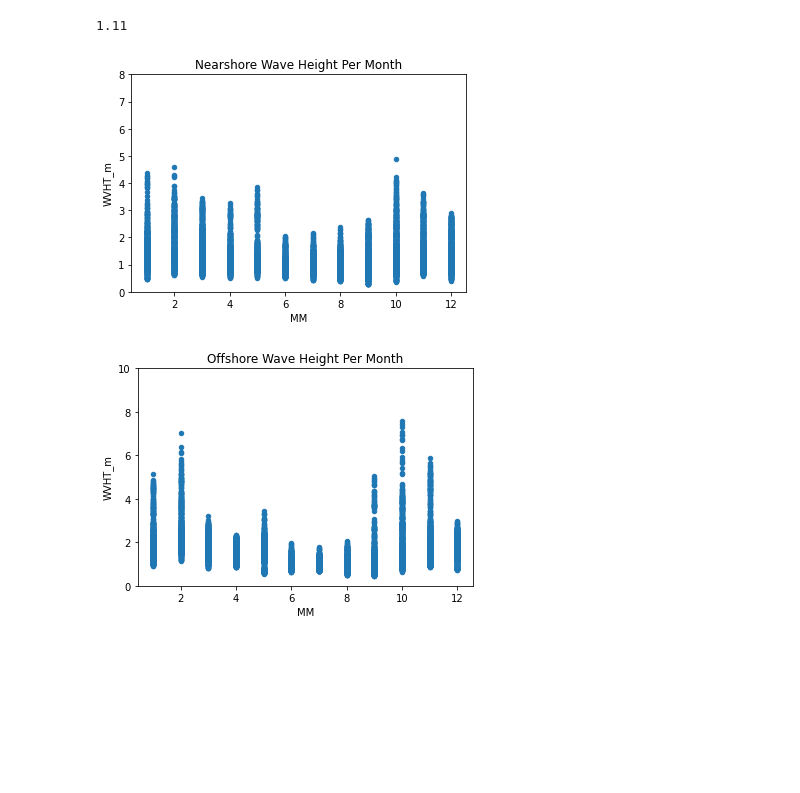
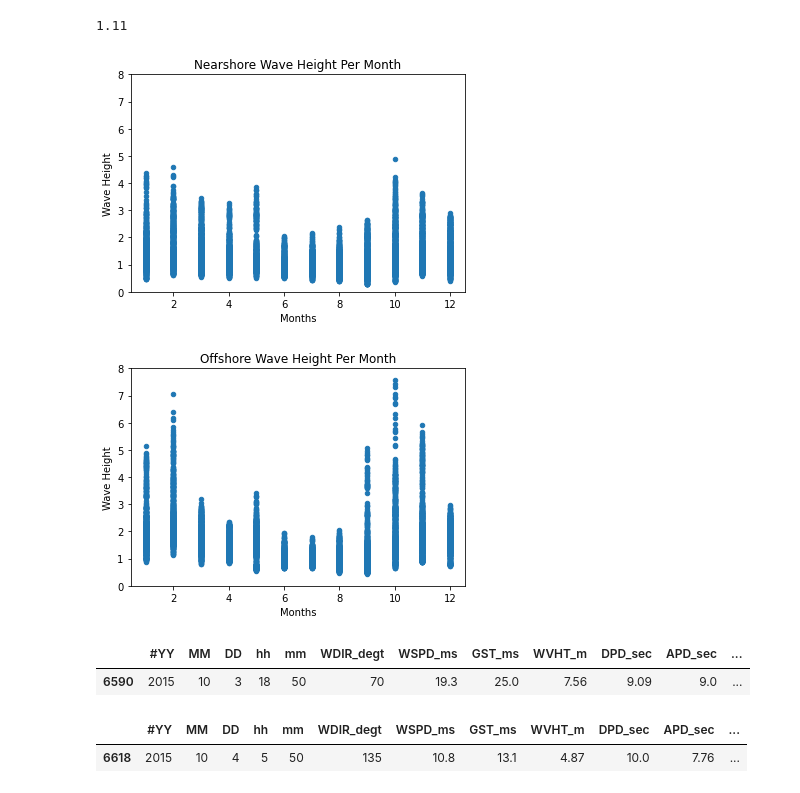
Before and after one commit to surfevant/Data-Mining-Project, a Jupyter notebook: ForecastModel.ipynb, the cells around one changed output. Drawn from its saved outputs; the diff is of its cells as text; code cells hidden in the pictures; blank space fills up the shorter version.

Commit message:
max wave height rows

```diff
--- a/ForecastModel.ipynb
+++ b/ForecastModel.ipynb
@@ -89,14 +89,32 @@ osDf['WVHT_m'].value_counts().idxmax()
 import matplotlib.pyplot as plt
 nsDf.plot(kind='scatter', x='MM', y='WVHT_m',ylim=(0,8))
 plt.title('Nearshore Wave Height Per Month')
+plt.xlabel('Months')
+plt.ylabel('Wave Height')
 plt.show()
 # %% [output]
-[figure, old version]
+[figure, new version]
 # %%
 #the wave height for months in the year (offshore)
 import matplotlib.pyplot as plt
-osDf.plot(kind='scatter', x='MM', y='WVHT_m',ylim=(0,10))
+osDf.plot(kind='scatter', x='MM', y='WVHT_m',ylim=(0,8))
 plt.title('Offshore Wave Height Per Month')
+plt.xlabel('Months')
+plt.ylabel('Wave Height')
 plt.show()
 # %% [output]
-[figure, old version]
+[figure, new version]
+# %%
+#returns the row of largest wave height in offshore data
+osMax = osDf[osDf['WVHT_m'] < 99]
+osMax[osMax['WVHT_m']== osMax['WVHT_m'].max()]
+# %% [output]
+|  | #YY | MM | DD | hh | mm | WDIR_degt | WSPD_ms | GST_ms | WVHT_m | DPD_sec | APD_sec | ... |
+| 6590 | 2015 | 10 | 3 | 18 | 50 | 70 | 19.3 | 25.0 | 7.56 | 9.09 | 9.0 | ... |
+# %%
+#returns the row of largest wave height in nearshore data
+nsMax = nsDf[nsDf['WVHT_m'] < 99]
+nsMax[nsMax['WVHT_m']== nsMax['WVHT_m'].max()]
+# %% [output]
+|  | #YY | MM | DD | hh | mm | WDIR_degt | WSPD_ms | GST_ms | WVHT_m | DPD_sec | APD_sec | ... |
+| 6618 | 2015 | 10 | 4 | 5 | 50 | 135 | 10.8 | 13.1 | 4.87 | 10.0 | 7.76 | ... |
```
Also changed, not shown: parts of 2 cells of this notebook.
